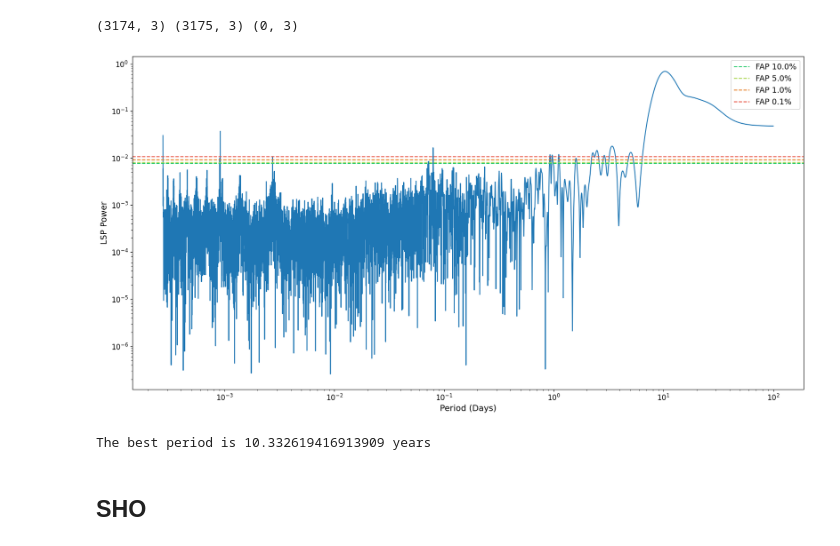
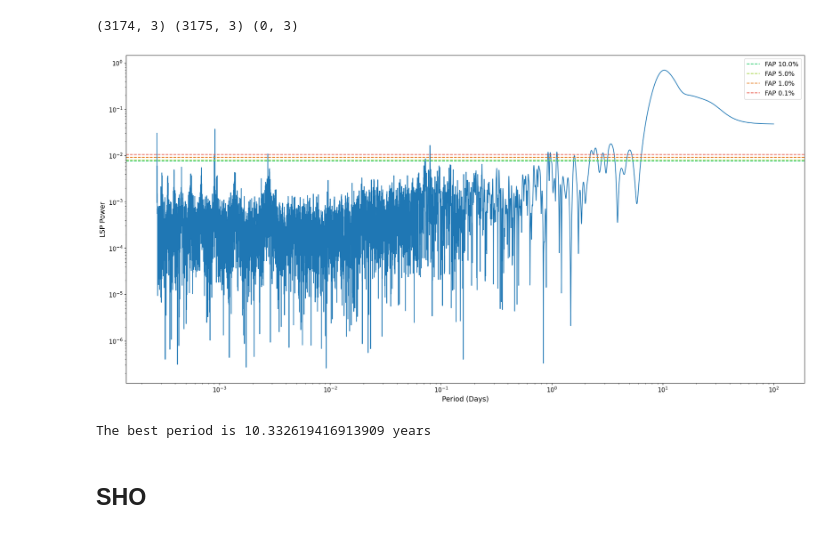
Before and after one commit to JoeyWee1/SolarCycleForecasting, a Jupyter notebook: Notebooks/GPR/GPR3.ipynb, the cells around one changed output. Cells and saved outputs as stored; diff of their text form; code cells hidden in the pictures.

```diff
--- a/Notebooks/GPR/GPR3.ipynb
+++ b/Notebooks/GPR/GPR3.ipynb
@@ -66,35 +66,35 @@ from astropy.timeseries import LombScargle
 ls = LombScargle(train_df['year'], train_df['sind'])
 period = np.logspace(np.log10(0.1 / 365.25), np.log10(100), 100_00)
 freq = 1 / period
 power = ls.power(freq)
 
 
 fap_levels = [0.1, 0.05, 0.01, 0.001]  # 10%, 5%, 1%, 0.1%
 fap_powers = ls.false_alarm_level(fap_levels)
 
 
 # plot the thing
 fig, ax = plt.subplots(1, figsize = (20,10))
 ax.plot(period,power)
 ax.set_xlabel("Period (Days)", fontsize=14)
 ax.set_ylabel("LSP Power", fontsize=14)
 # ax.set_title("...", fontsize=15)
 fap_colours = ['#2ecc71', '#a8d44a', '#e67e22', '#e74c3c']
 for fap, fp, fap_colour in zip(fap_levels, fap_powers, fap_colours):
     plt.axhline(fp, linestyle='--', label=f'FAP {fap*100:.1f}%', color=fap_colour)
 plt.xscale('log')
 plt.yscale('log')
 ax.tick_params(axis='both', labelsize=12)
 ax.legend(fontsize=13, framealpha=0.9)
-
+plt.tight_layout()
 fig.savefig(r"../../Report/Figures/Solar1stLSP.png")
 plt.show()
 
 # print the best period
 best_period = period[np.argmax(power)]
 print(f"The best period is {best_period} years")
 # %% [output]
-[figure, old version]
+[figure, new version]
 The best period is 10.332619416913909 years
 # %% [markdown]
 ## SHO
```
Also changed, not shown: 11 other files.
